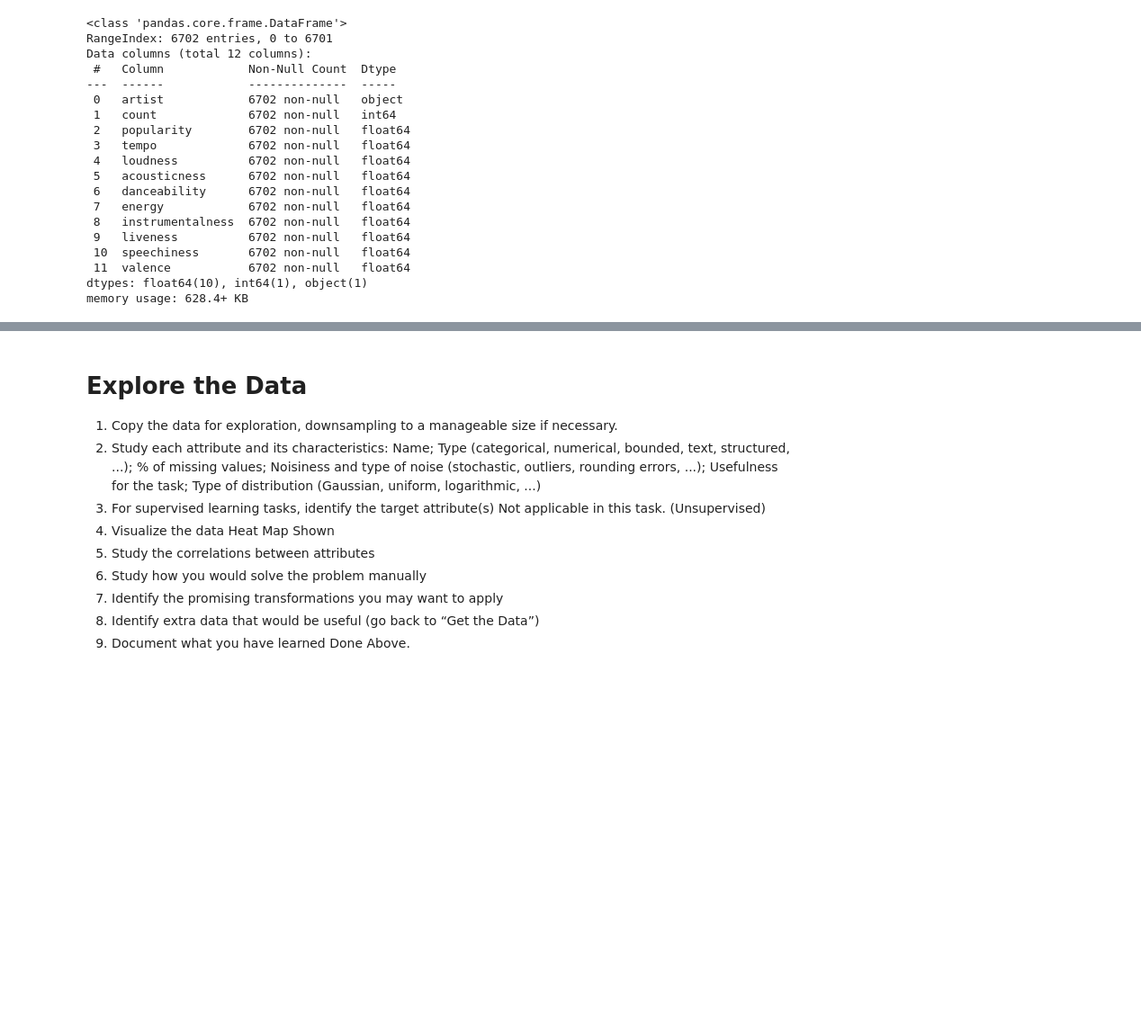
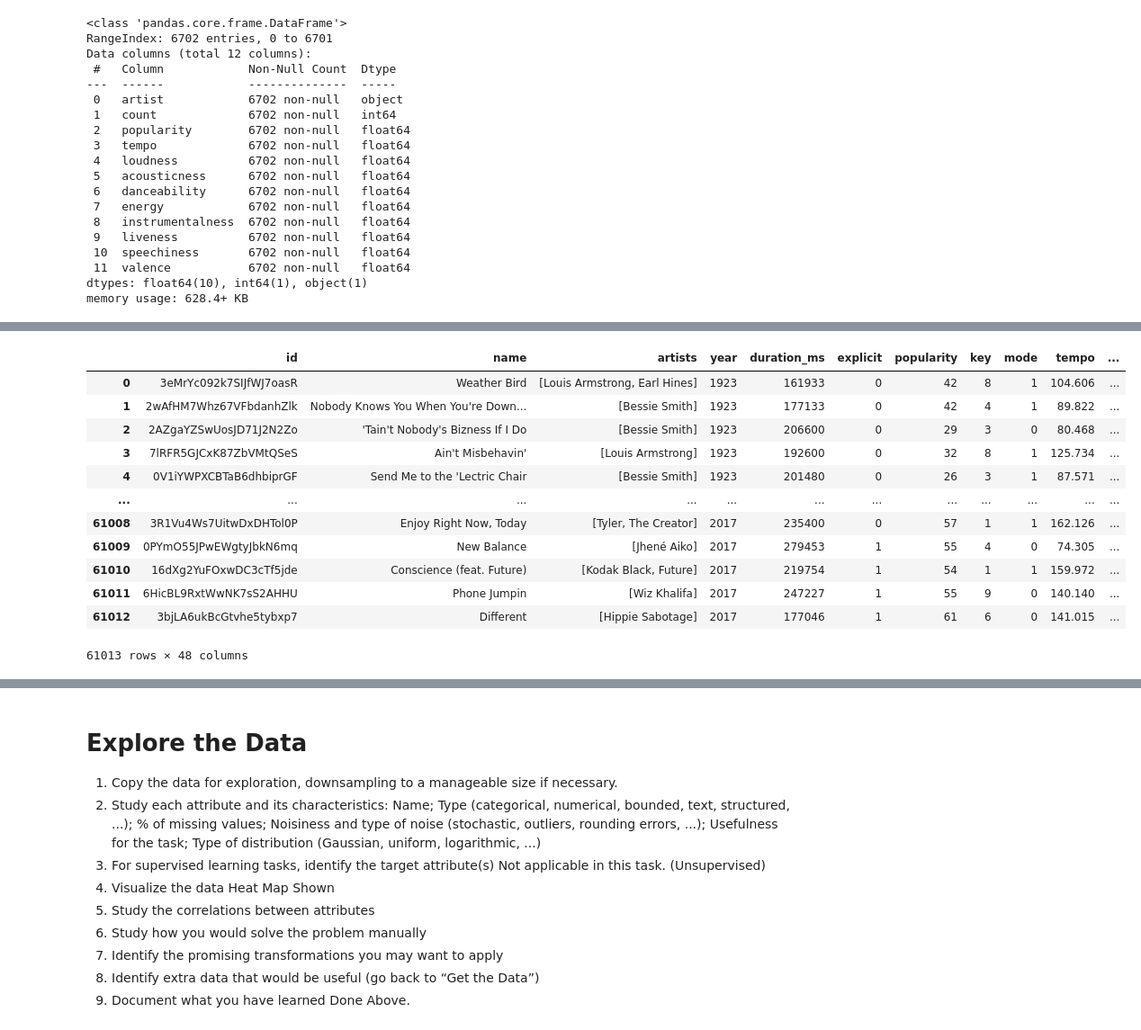
Before and after one commit to justinszaro/music-recommendations-machine-learning, a Jupyter notebook: music.ipynb, the cells around one changed output, grey strips where cells are left out. Shown at 90% size. Drawn from its saved outputs; the diff is of its cells as text; code cells hidden in the pictures; blank space fills up the shorter version.

```diff
--- a/music.ipynb
+++ b/music.ipynb
@@ -279,0 +328,3 @@ memory usage: 628.4+ KB
+# %%
+data_artists = pd.DataFrame({f'artists_{i}':data.artists.apply(lambda artists:artists[i] if len(artists) > i else None) for i in range(data.artists.str.len().max())})
+data_artists
@@ -279,0 +345,17 @@ memory usage: 628.4+ KB
+# %%
+new_data = data.join(data_artists)
+new_data
+# %% [output]
+|  | id | name | artists | year | duration_ms | explicit | popularity | key | mode | tempo | ... |
+| 0 | 3eMrYc092k7SIJfWJ7oasR | Weather Bird | [Louis Armstrong, Earl Hines] | 1923 | 161933 | 0 | 42 | 8 | 1 | 104.606 | ... |
+| 1 | 2wAfHM7Whz67VFbdanhZlk | Nobody Knows You When You're Down... | [Bessie Smith] | 1923 | 177133 | 0 | 42 | 4 | 1 | 89.822 | ... |
+| 2 | 2AZgaYZSwUosJD71J2N2Zo | 'Tain't Nobody's Bizness If I Do | [Bessie Smith] | 1923 | 206600 | 0 | 29 | 3 | 0 | 80.468 | ... |
+| 3 | 7lRFR5GJCxK87ZbVMtQSeS | Ain't Misbehavin' | [Louis Armstrong] | 1923 | 192600 | 0 | 32 | 8 | 1 | 125.734 | ... |
+| 4 | 0V1iYWPXCBTaB6dhbiprGF | Send Me to the 'Lectric Chair | [Bessie Smith] | 1923 | 201480 | 0 | 26 | 3 | 1 | 87.571 | ... |
+| ... | ... | ... | ... | ... | ... | ... | ... | ... | ... | ... | ... |
+| 61008 | 3R1Vu4Ws7UitwDxDHTol0P | Enjoy Right Now, Today | [Tyler, The Creator] | 2017 | 235400 | 0 | 57 | 1 | 1 | 162.126 | ... |
+| 61009 | 0PYmO55JPwEWgtyJbkN6mq | New Balance | [Jhené Aiko] | 2017 | 279453 | 1 | 55 | 4 | 0 | 74.305 | ... |
+| 61010 | 16dXg2YuFOxwDC3cTf5jde | Conscience (feat. Future) | [Kodak Black, Future] | 2017 | 219754 | 1 | 54 | 1 | 1 | 159.972 | ... |
+| 61011 | 6HicBL9RxtWwNK7sS2AHHU | Phone Jumpin | [Wiz Khalifa] | 2017 | 247227 | 1 | 55 | 9 | 0 | 140.140 | ... |
+| 61012 | 3bjLA6ukBcGtvhe5tybxp7 | Different | [Hippie Sabotage] | 2017 | 177046 | 1 | 61 | 6 | 0 | 141.015 | ... |
+61013 rows × 48 columns
```
Also changed, not shown: parts of 20 cells of this notebook.
